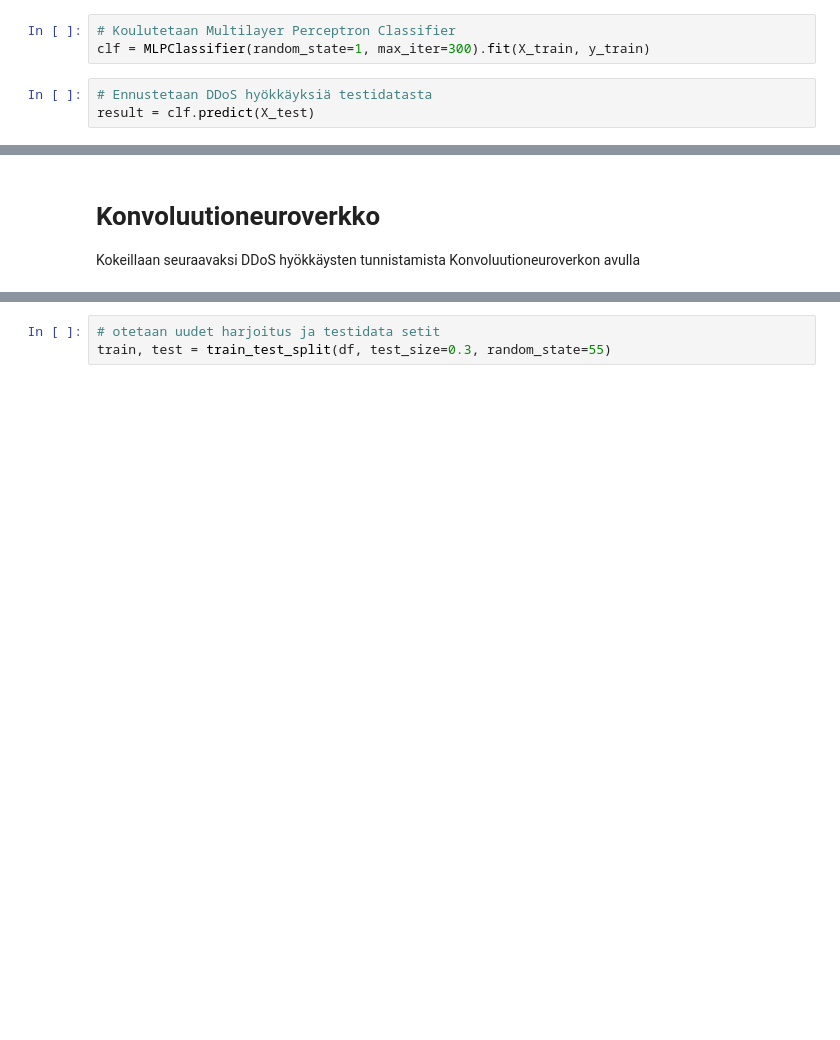
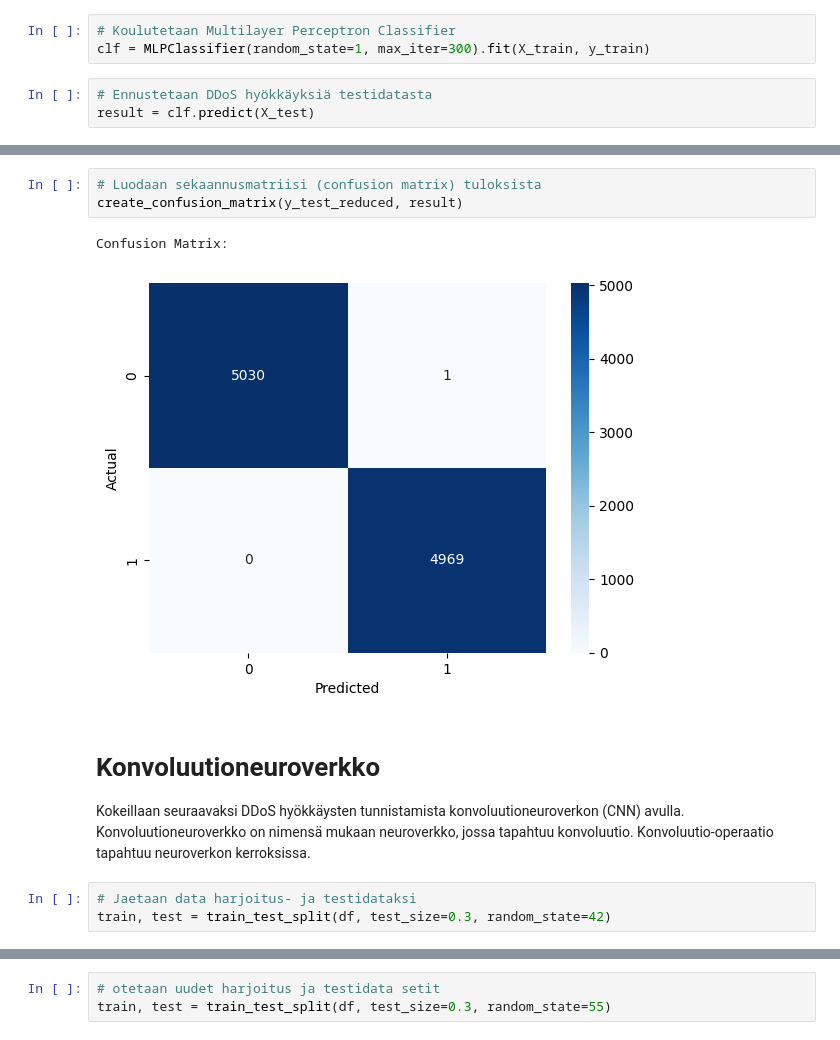
Before and after one commit to GouchinHub/kybs3050project, a Jupyter notebook: Harjoitustyo.ipynb, the cells around one changed output, grey strips where cells are left out. Drawn from its saved outputs; the diff is of its cells as text; blank space fills up the shorter version.

```diff
--- a/Harjoitustyo.ipynb
+++ b/Harjoitustyo.ipynb
@@ -127,4 +274,14 @@ print(f"F1 Score: {f1:.6f}")
+# %%
+# Luodaan sekaannusmatriisi (confusion matrix) tuloksista
+create_confusion_matrix(y_test_reduced, result)
+# %% [output]
+Confusion Matrix:
+[figure, added]
 # %% [markdown]
 # Konvoluutioneuroverkko
 
-Kokeillaan seuraavaksi DDoS hyökkäysten tunnistamista Konvoluutioneuroverkon avulla
+
+Kokeillaan seuraavaksi DDoS hyökkäysten tunnistamista konvoluutioneuroverkon (CNN) avulla. Konvoluutioneuroverkko on nimensä mukaan neuroverkko, jossa tapahtuu konvoluutio. Konvoluutio-operaatio tapahtuu neuroverkon kerroksissa.
+# %%
+# Jaetaan data harjoitus- ja testidataksi
+train, test = train_test_split(df, test_size=0.3, random_state=42)
```
Also changed, not shown: parts of 86 cells of this notebook.
